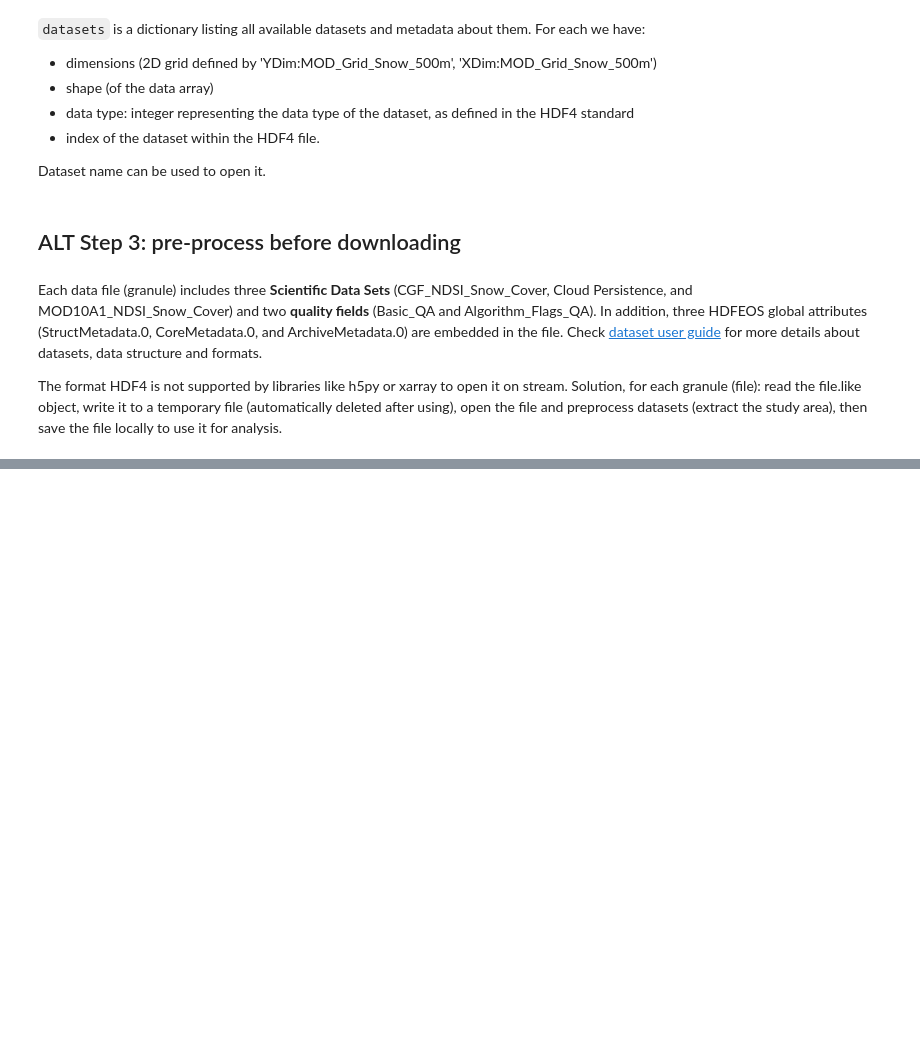
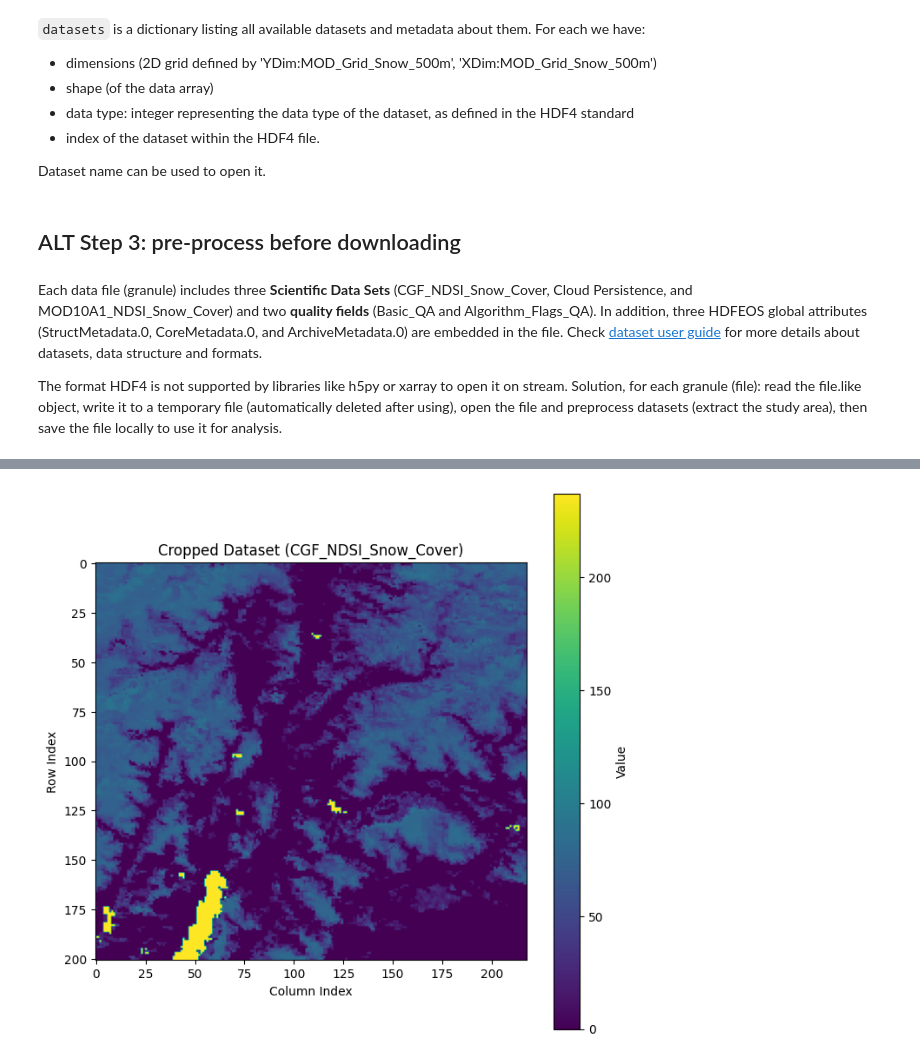
Before and after one commit to dclfbk/alpinehutsustainability, a Jupyter notebook: code/modis_download.ipynb, the cells around one changed output, grey strips where cells are left out. Cells and saved outputs as stored; diff of their text form; code cells hidden in the pictures; blank space fills up the shorter version.

```diff
--- a/code/modis_download.ipynb
+++ b/code/modis_download.ipynb
@@ -419,3 +466,19 @@ Granule successfully preprocessed and saved to ../data/MODIS/testing/MOD10A1F.A2
+# %%
+## Check out the downloaded granule (hdf)
+hdf = SD('../data/MODIS/testing_parallel/MOD10A1F.A2022341.h18v04.061.2022351163911.hdf', SDC.READ)
+dss = hdf.datasets()
+ds = hdf.select('CGF_NDSI_Snow_Cover')
+data = ds.get()
+
+plt.figure(figsize=(8, 8))
+plt.imshow(data, cmap="viridis")
+plt.colorbar(label="Value")
+plt.title(f"Cropped Dataset ({'CGF_NDSI_Snow_Cover'})")
+plt.xlabel("Column Index")
+plt.ylabel("Row Index")
+plt.show()
+# %% [output]
+[figure, added]
 # %%
 ## Example of granule preprocessing for a local file
 local_file = '../data/MODIS/MOD10A1F.A2022340.h18v04.061.2022351140722.hdf'
```
Also changed, not shown: parts of 10 cells of this notebook, 3 other files.
